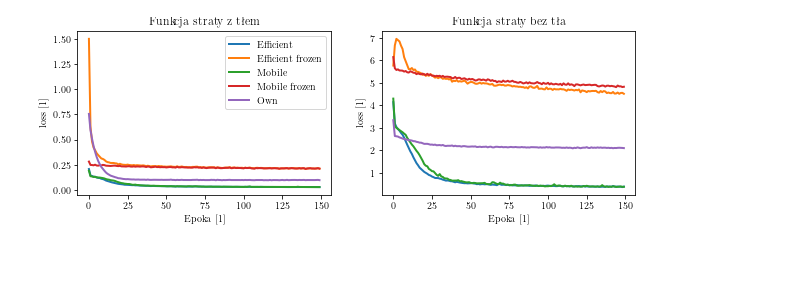
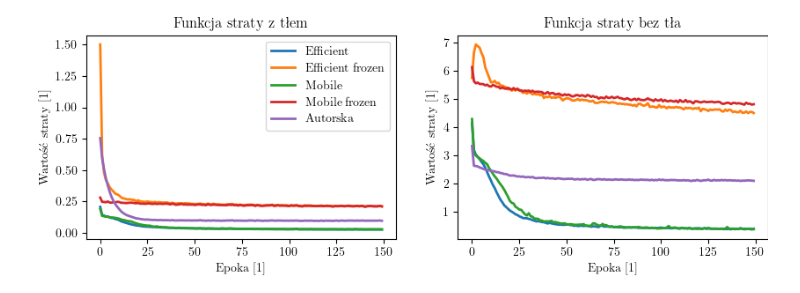
Before and after one commit to krzesu0/widzenie-komputerowe-projekt, a Jupyter notebook: viz.ipynb, the cells around one changed output. Drawn from its saved outputs; the diff is of its cells as text; code cells hidden in the pictures; blank space fills up the shorter version.

```diff
--- a/viz.ipynb
+++ b/viz.ipynb
@@ -72,28 +72,31 @@ for dir in os.listdir("output/"):
 # %%
 _min = []
 _min_no = []
 names = []
 
 fig, ax = plt.subplots(1, 2)
 for name in data.keys():
-    new_name = " ".join(name.split("_")).capitalize()
+    if name != "own":
+        new_name = " ".join(name.split("_")).capitalize()
+    else:
+        new_name = "Autorska"
     names.append(new_name)
     ax[0].plot(data[name].loss.to_numpy()[:150], linewidth=2, label=new_name)
     ax[1].plot(data[name].loss_no_background.to_numpy()[:150], linewidth=2, label=new_name)
     _min.append(np.min(data[name].loss.to_numpy()[:150]))
     _min_no.append(np.min(data[name].loss_no_background.to_numpy()[:150]))
 
 ax[0].legend()
 ax[0].set_title("Funkcja straty z tłem")
 ax[0].set_xlabel("Epoka [1]")
-ax[0].set_ylabel("\\emph{loss} [1]")
+ax[0].set_ylabel("Wartość straty [1]")
 
 ax[1].set_title("Funkcja straty bez tła")
 ax[1].set_xlabel("Epoka [1]")
-ax[1].set_ylabel("\\emph{loss} [1]")
+ax[1].set_ylabel("Wartość straty [1]")
 fig.savefig("sprawko/figures/loss.pdf", bbox_inches="tight")
 # %% [output]
-[figure, old version]
+[figure, new version]
 # %%
 table = []
 table.append(["", *names])
```
Also changed, not shown: parts of 3 cells of this notebook, 11 other files.
